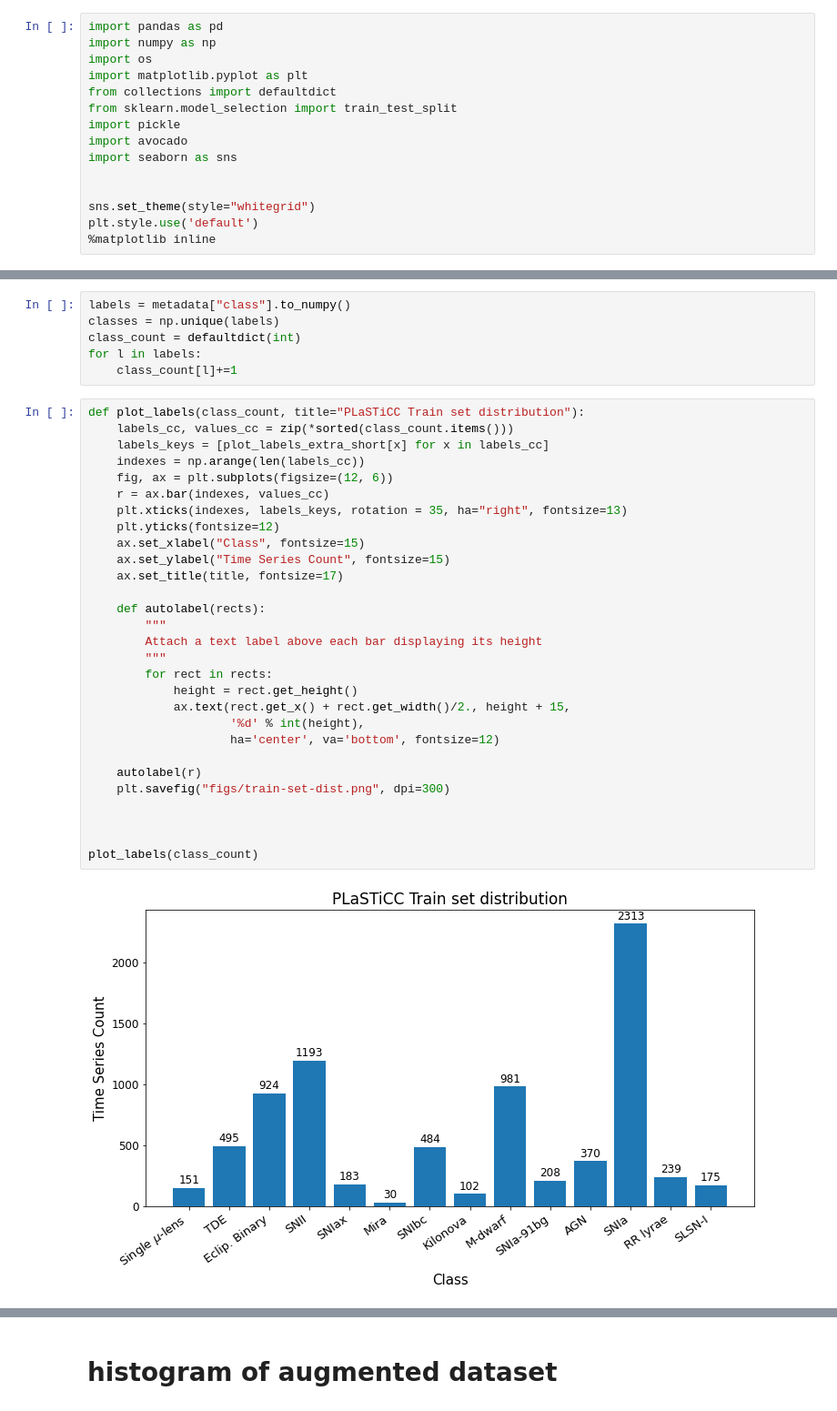
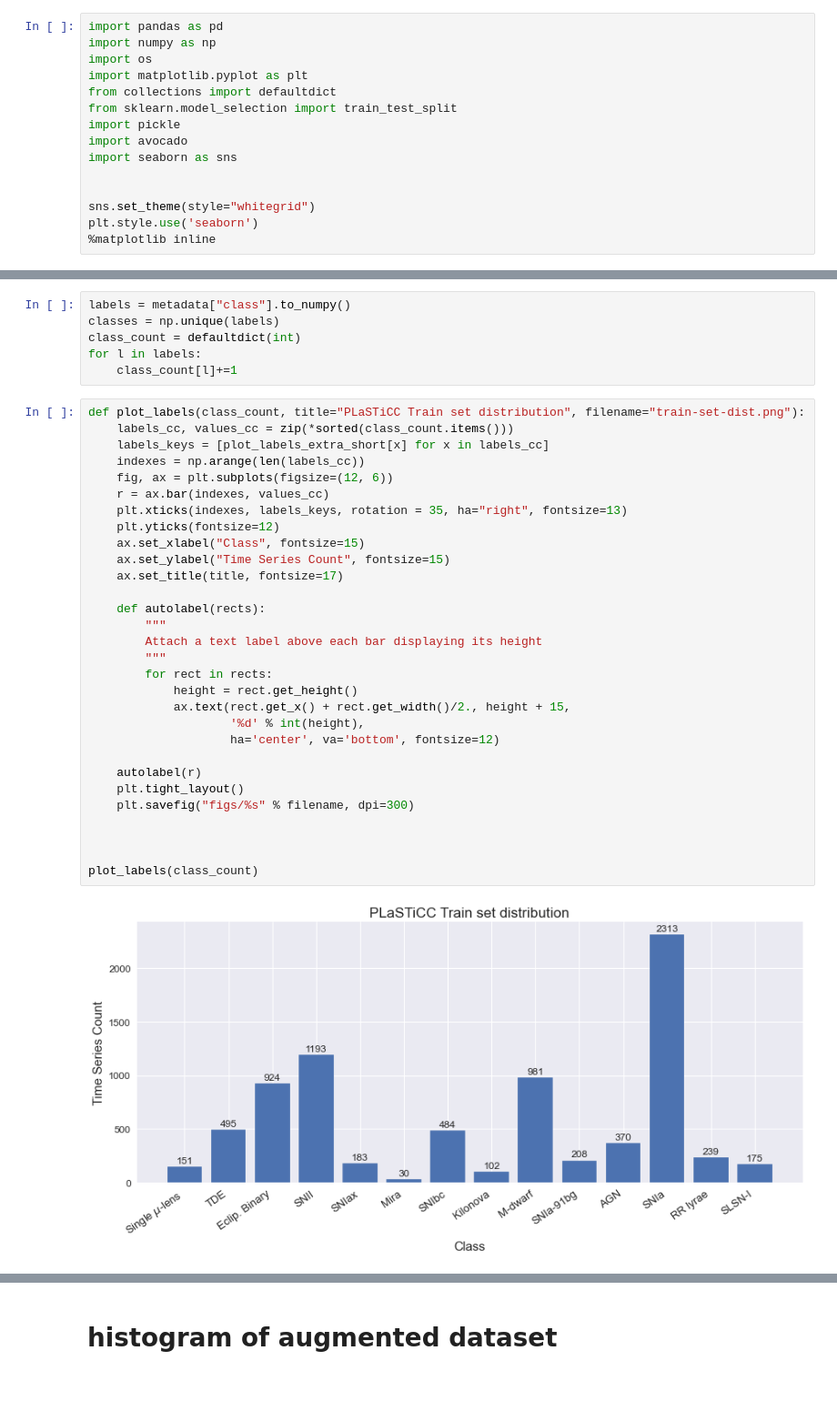
Before and after one commit to frmunozz/irregular-bag-of-pattern, a Jupyter notebook: notebooks/preprocessing.ipynb, the cells around one changed output, grey strips where cells are left out. Shown at 91% size. Saved outputs shown, nothing was run; the diff lists cells and outputs as text; blank space fills up the shorter version.

```diff
--- a/notebooks/preprocessing.ipynb
+++ b/notebooks/preprocessing.ipynb
@@ -11,7 +11,7 @@ import seaborn as sns
 
 
 sns.set_theme(style="whitegrid")
-plt.style.use('default')
+plt.style.use('seaborn')
 %matplotlib inline
 # %%
 plot_labels_extra_short = {
@@ -43,33 +43,34 @@ class_count = defaultdict(int)
 for l in labels:
     class_count[l]+=1
 # %%
-def plot_labels(class_count, title="PLaSTiCC Train set distribution"):
+def plot_labels(class_count, title="PLaSTiCC Train set distribution", filename="train-set-dist.png"):
     labels_cc, values_cc = zip(*sorted(class_count.items()))
     labels_keys = [plot_labels_extra_short[x] for x in labels_cc]
     indexes = np.arange(len(labels_cc))
     fig, ax = plt.subplots(figsize=(12, 6))
     r = ax.bar(indexes, values_cc)
     plt.xticks(indexes, labels_keys, rotation = 35, ha="right", fontsize=13)
     plt.yticks(fontsize=12)
     ax.set_xlabel("Class", fontsize=15)
     ax.set_ylabel("Time Series Count", fontsize=15)
     ax.set_title(title, fontsize=17)
 
     def autolabel(rects):
         """
         Attach a text label above each bar displaying its height
         """
         for rect in rects:
             height = rect.get_height()
             ax.text(rect.get_x() + rect.get_width()/2., height + 15,
                     '%d' % int(height),
                     ha='center', va='bottom', fontsize=12)
 
     autolabel(r)
-    plt.savefig("figs/train-set-dist.png", dpi=300)
+    plt.tight_layout()
+    plt.savefig("figs/%s" % filename, dpi=300)
 
 
 
 plot_labels(class_count)
 # %% [output]
-[figure, old version]
+[figure, new version]
```
Also changed, not shown: parts of 17 cells of this notebook, 4 other files.
